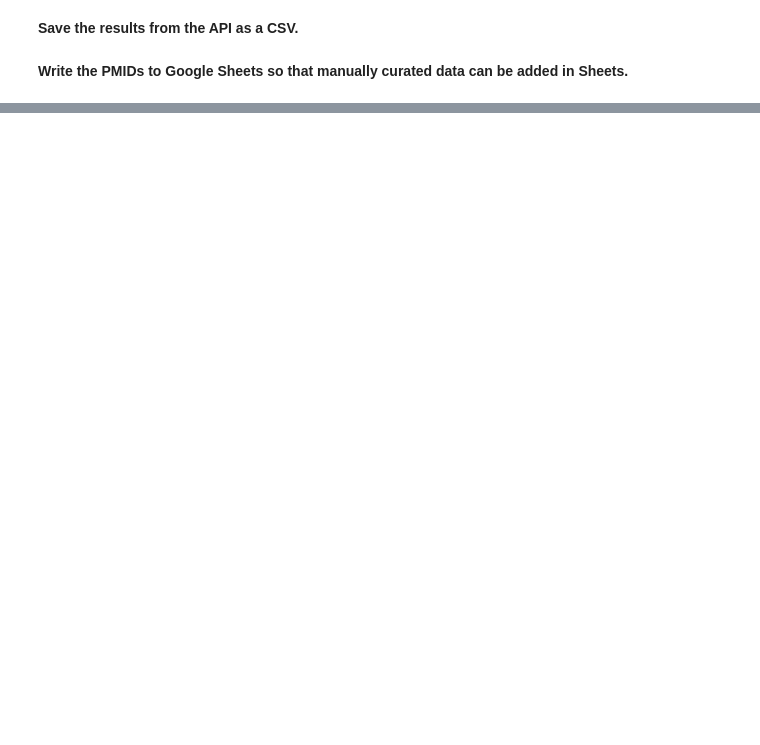
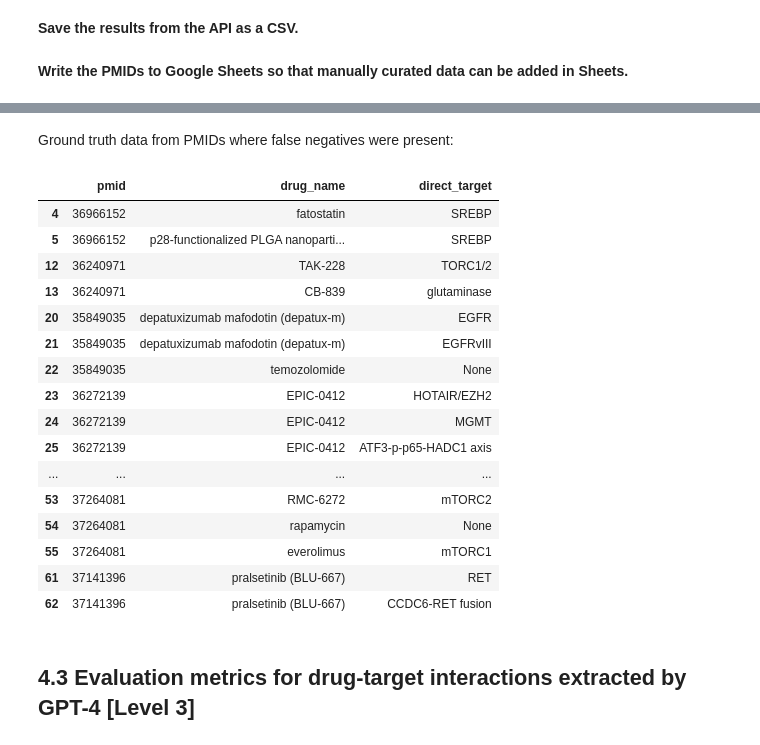
Before and after one commit to mparikh20/gen_ai_gh, a Jupyter notebook: notebooks/ner_pubmed_llm.ipynb, the cells around one changed output, grey strips where cells are left out. Cells and saved outputs as stored; diff of their text form; code cells hidden in the pictures; blank space fills up the shorter version.

Commit message:
Cleaned up, checking in all notebooks.

```diff
--- a/notebooks/ner_pubmed_llm.ipynb
+++ b/notebooks/ner_pubmed_llm.ipynb
@@ -311,0 +442,6 @@ utils.write_data_to_sheets(df=ner_df,
+# %%
+manual_df = utils.read_data_from_sheets(credentials_path,
+                                        sheets_filename,
+                                        sheets_sheetname,
+                                        start_cell,
+                                        end_cell)
@@ -311,0 +450,6 @@ utils.write_data_to_sheets(df=ner_df,
+# %%
+manual_df2 = utils.clean_missing_data(manual_df)
+# %%
+manual_df2['tested_or_effective_group'] = manual_df2['tested_or_effective_group'].apply(utils.convert_string_to_structure)
+# %%
+manual_df2['drug_tested_in_diseases'] = manual_df2['drug_tested_in_diseases'].apply(utils.convert_string_to_structure)
@@ -311,0 +770,33 @@ utils.write_data_to_sheets(df=ner_df,
+# %% [markdown]
+Ground truth data from PMIDs where false negatives were present:
+# %%
+manual_df2[manual_df2['pmid'].isin(['37141396',
+  '36966152',
+  '36272139',
+  '37147285',
+  '35849035',
+  '36650267',
+  '36650267',
+  '36970205',
+  '36240971',
+  '37264081'])][['pmid','drug_name','direct_target']]
+# %% [output]
+|  | pmid | drug_name | direct_target |
+| 4 | 36966152 | fatostatin | SREBP |
+| 5 | 36966152 | p28-functionalized PLGA nanoparti... | SREBP |
+| 12 | 36240971 | TAK-228 | TORC1/2 |
+| 13 | 36240971 | CB-839 | glutaminase |
+| 20 | 35849035 | depatuxizumab mafodotin (depatux-m) | EGFR |
+| 21 | 35849035 | depatuxizumab mafodotin (depatux-m) | EGFRvIII |
+| 22 | 35849035 | temozolomide | None |
+| 23 | 36272139 | EPIC-0412 | HOTAIR/EZH2 |
+| 24 | 36272139 | EPIC-0412 | MGMT |
+| 25 | 36272139 | EPIC-0412 | ATF3-p-p65-HADC1 axis |
+| ... | ... | ... | ... |
+| 53 | 37264081 | RMC-6272 | mTORC2 |
+| 54 | 37264081 | rapamycin | None |
+| 55 | 37264081 | everolimus | mTORC1 |
+| 61 | 37141396 | pralsetinib (BLU-667) | RET |
+| 62 | 37141396 | pralsetinib (BLU-667) | CCDC6-RET fusion |
+# %% [markdown]
+## 4.3 Evaluation metrics for drug-target interactions extracted by GPT-4 [Level 3]<a id="level3"></a>
```
Also changed, not shown: parts of 118 cells of this notebook, 2 other files.
